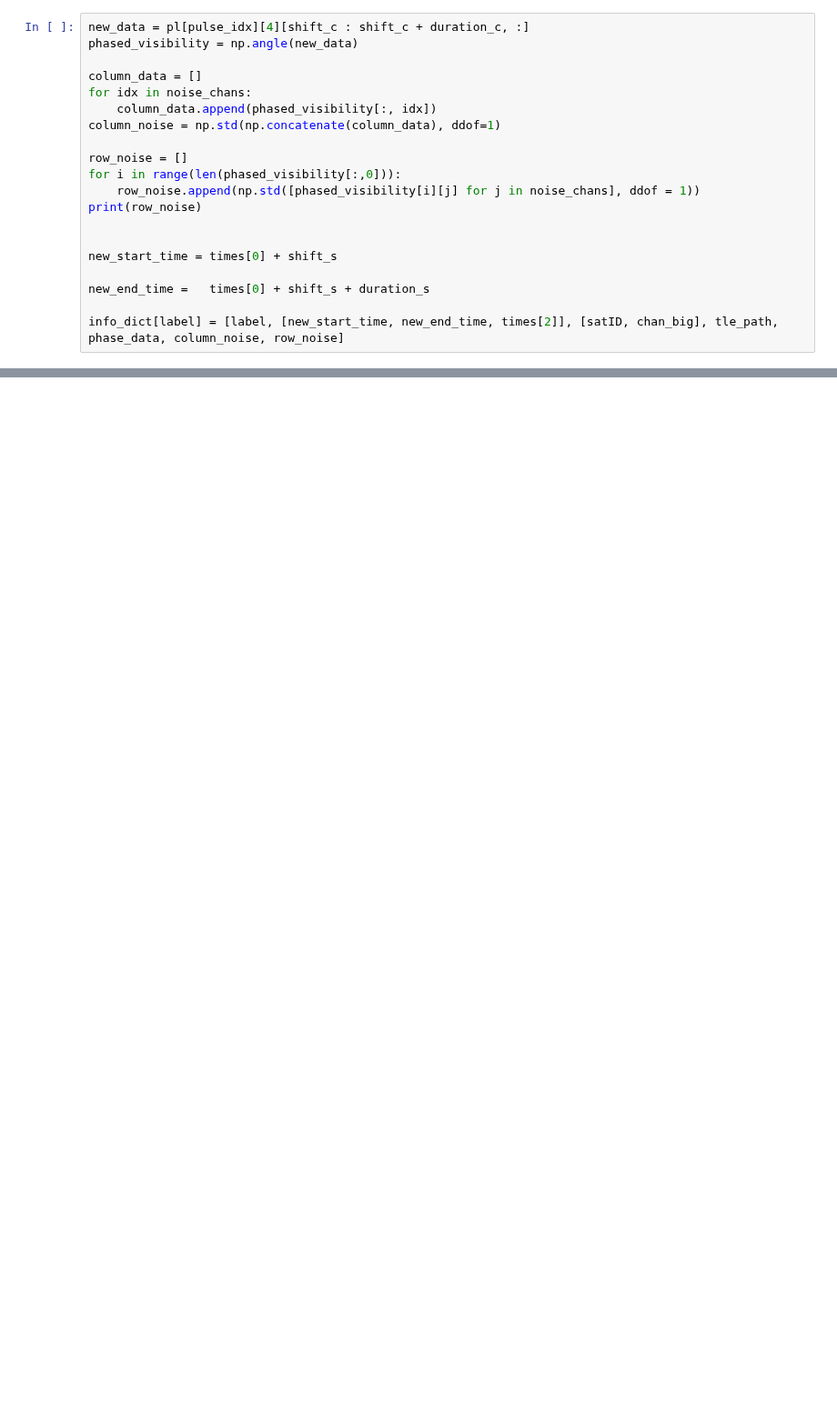
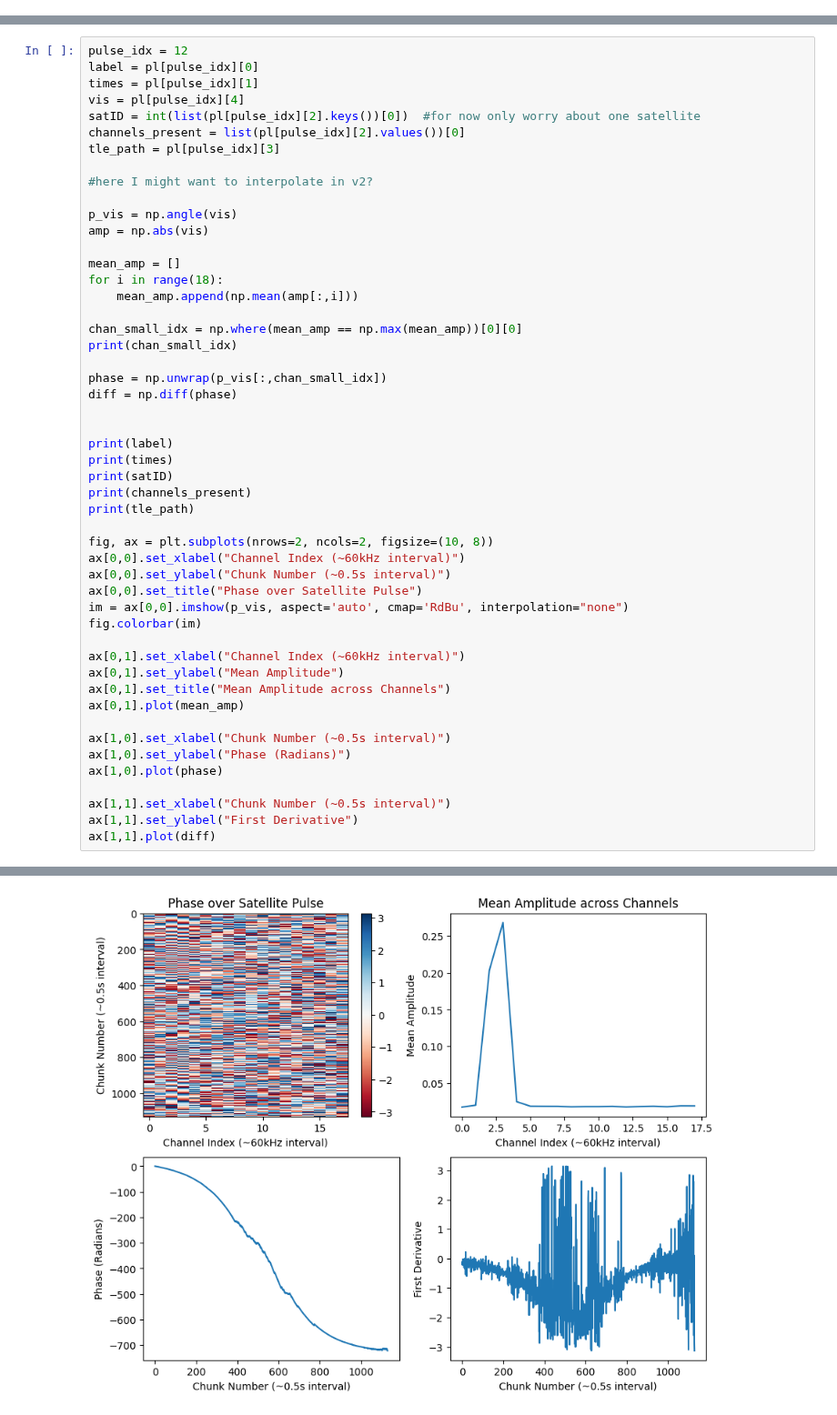
Before and after one commit to ALBATROS-Experiment/albatros_analysis, a Jupyter notebook: scripts/orbcomm/fitting/filtering.ipynb, the cells around one changed output, grey strips where cells are left out. Shown at 91% size. Cells and saved outputs as stored; diff of their text form; blank space fills up the shorter version.

```diff
--- a/scripts/orbcomm/fitting/filtering.ipynb
+++ b/scripts/orbcomm/fitting/filtering.ipynb
@@ -177,20 +185,0 @@ COMPUTING NOISE
-# %%
-new_data = pl[pulse_idx][4][shift_c : shift_c + duration_c, :]
-phased_visibility = np.angle(new_data)
-
-column_data = []
-for idx in noise_chans:
-    column_data.append(phased_visibility[:, idx])
-column_noise = np.std(np.concatenate(column_data), ddof=1)
-
-row_noise = []
-for i in range(len(phased_visibility[:,0])):
-    row_noise.append(np.std([phased_visibility[i][j] for j in noise_chans], ddof = 1))
-print(row_noise)
-
-
-new_start_time = times[0] + shift_s
-
-new_end_time =   times[0] + shift_s + duration_s
-
-info_dict[label] = [label, [new_start_time, new_end_time, times[2]], [satID, chan_big], tle_path, phase_data, column_noise, row_noise]
@@ -245,0 +186,51 @@ with h5py.File(f'{working_directory}/{bits}bit/{day}/vis_selected_bline_{baselin
+# %%
+pulse_idx = 12
+label = pl[pulse_idx][0]
+times = pl[pulse_idx][1]
+vis = pl[pulse_idx][4]
+satID = int(list(pl[pulse_idx][2].keys())[0])  #for now only worry about one satellite
+channels_present = list(pl[pulse_idx][2].values())[0]
+tle_path = pl[pulse_idx][3]
+
+#here I might want to interpolate in v2?
+
+p_vis = np.angle(vis)
+amp = np.abs(vis)
+
+mean_amp = []
+for i in range(18):
+    mean_amp.append(np.mean(amp[:,i]))
+
+chan_small_idx = np.where(mean_amp == np.max(mean_amp))[0][0]
+print(chan_small_idx)
+
+phase = np.unwrap(p_vis[:,chan_small_idx])
+diff = np.diff(phase)
+
+
+print(label)
+print(times)
+print(satID)
+print(channels_present)
+print(tle_path)
+
+fig, ax = plt.subplots(nrows=2, ncols=2, figsize=(10, 8))
+ax[0,0].set_xlabel("Channel Index (~60kHz interval)")
+ax[0,0].set_ylabel("Chunk Number (~0.5s interval)")
+ax[0,0].set_title("Phase over Satellite Pulse")
+im = ax[0,0].imshow(p_vis, aspect='auto', cmap='RdBu', interpolation="none")
+fig.colorbar(im)
+
+ax[0,1].set_xlabel("Channel Index (~60kHz interval)")
+ax[0,1].set_ylabel("Mean Amplitude")
+ax[0,1].set_title("Mean Amplitude across Channels")
+ax[0,1].plot(mean_amp)
+
+ax[1,0].set_xlabel("Chunk Number (~0.5s interval)")
+ax[1,0].set_ylabel("Phase (Radians)")
+ax[1,0].plot(phase)
+
+ax[1,1].set_xlabel("Chunk Number (~0.5s interval)")
+ax[1,1].set_ylabel("First Derivative")
+ax[1,1].plot(diff)
+# %% [output]
@@ -245,0 +244 @@ with h5py.File(f'{working_directory}/{bits}bit/{day}/vis_selected_bline_{baselin
+[figure, added]
```
Also changed, not shown: parts of 20 cells of this notebook, 18 other files.
